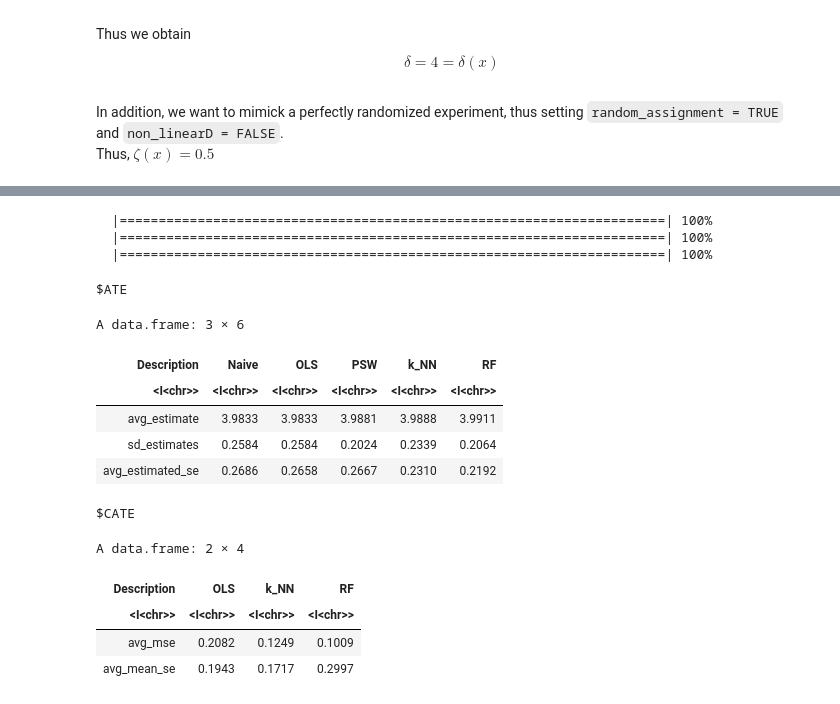
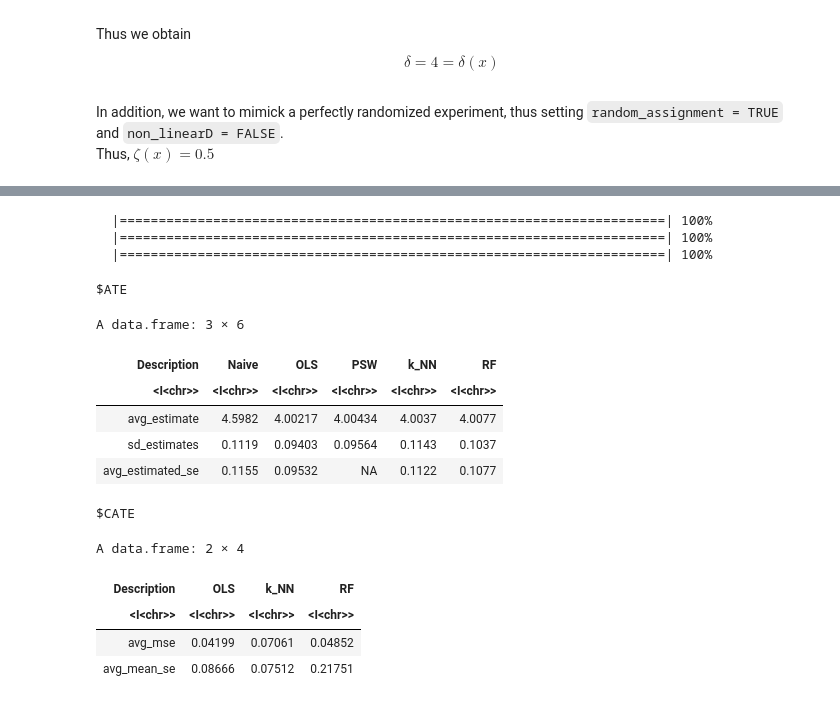
Before and after one commit to timmens/student-project-timmens, a Jupyter notebook: Simulation_Study/simulation_study.ipynb, the cells around one changed output, grey strips where cells are left out. Drawn from its saved outputs; the diff is of its cells as text; code cells hidden in the pictures.

```diff
--- a/Simulation_Study/simulation_study.ipynb
+++ b/Simulation_Study/simulation_study.ipynb
@@ -478,25 +575,25 @@ Thus, $\zeta(x) = 0.5$
 # %%
-create_output_table(n = 100, N = 500, B = 500, k = 1, kC = 20, num_trees = 100,
-                           het_linear = FALSE, random_assignment = TRUE,
+create_output_table(n = 500, N = 500, B = 500, k = 1, kC = 50, num_trees = 100,
+                           het_linear = FALSE, random_assignment = FALSE,
                            non_linearY = FALSE, non_linearD = FALSE,
-                           method_ols = "D_only",
+                           method_ols = "full",
                            knn_se5 = TRUE, ols_se5 = TRUE, C_ols_se5 = TRUE,
-                           C_knn_se5 = TRUE, boot5 = TRUE,
+                           C_knn_se5 = TRUE, boot5 = FALSE,
                            para = FALSE)
 # %% [output]
   |======================================================================| 100%
   |======================================================================| 100%
   |======================================================================| 100%
 $ATE
 A data.frame: 3 × 6
 | Description | Naive | OLS | PSW | k_NN | RF |
 | <I<chr>> | <I<chr>> | <I<chr>> | <I<chr>> | <I<chr>> | <I<chr>> |
-| avg_estimate | 3.9833 | 3.9833 | 3.9881 | 3.9888 | 3.9911 |
-| sd_estimates | 0.2584 | 0.2584 | 0.2024 | 0.2339 | 0.2064 |
-| avg_estimated_se | 0.2686 | 0.2658 | 0.2667 | 0.2310 | 0.2192 |
+| avg_estimate | 4.5982 | 4.00217 | 4.00434 | 4.0037 | 4.0077 |
+| sd_estimates | 0.1119 | 0.09403 | 0.09564 | 0.1143 | 0.1037 |
+| avg_estimated_se | 0.1155 | 0.09532 | NA | 0.1122 | 0.1077 |
 $CATE
 A data.frame: 2 × 4
 | Description | OLS | k_NN | RF |
 | <I<chr>> | <I<chr>> | <I<chr>> | <I<chr>> |
-| avg_mse | 0.2082 | 0.1249 | 0.1009 |
-| avg_mean_se | 0.1943 | 0.1717 | 0.2997 |
+| avg_mse | 0.04199 | 0.07061 | 0.04852 |
+| avg_mean_se | 0.08666 | 0.07512 | 0.21751 |
```
Also changed, not shown: parts of 20 cells of this notebook, 2 other files.
